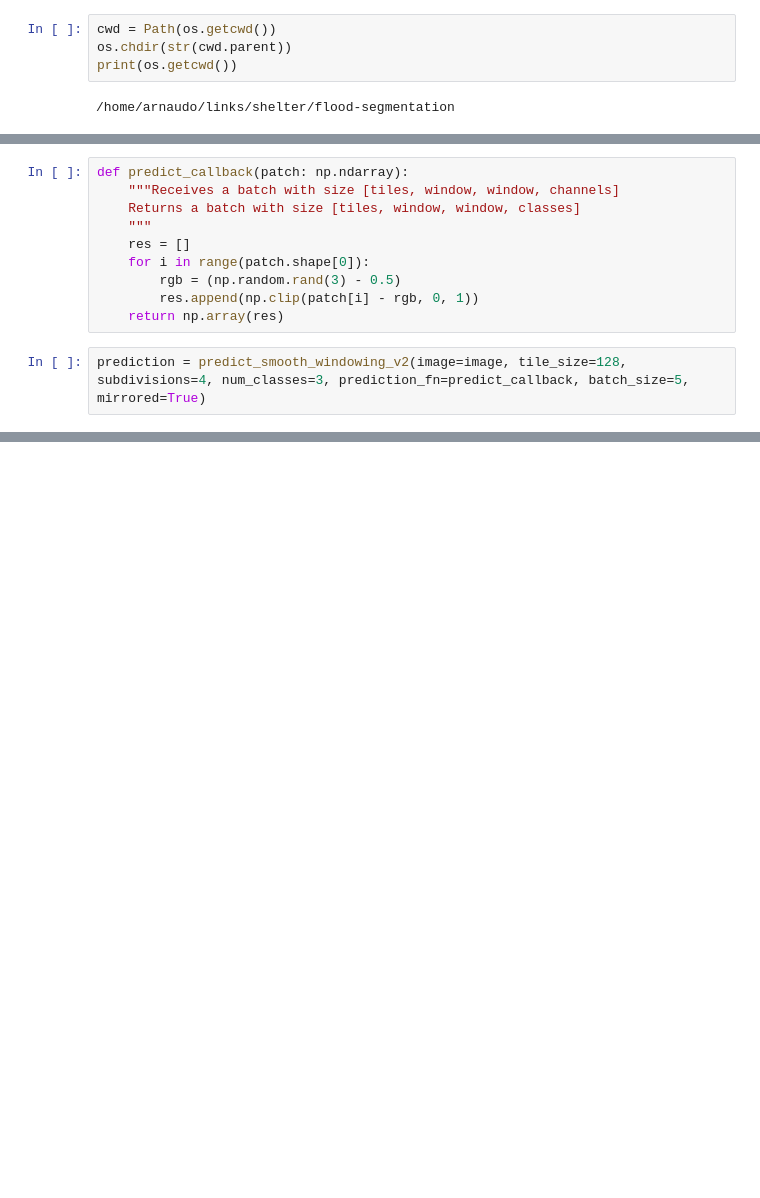
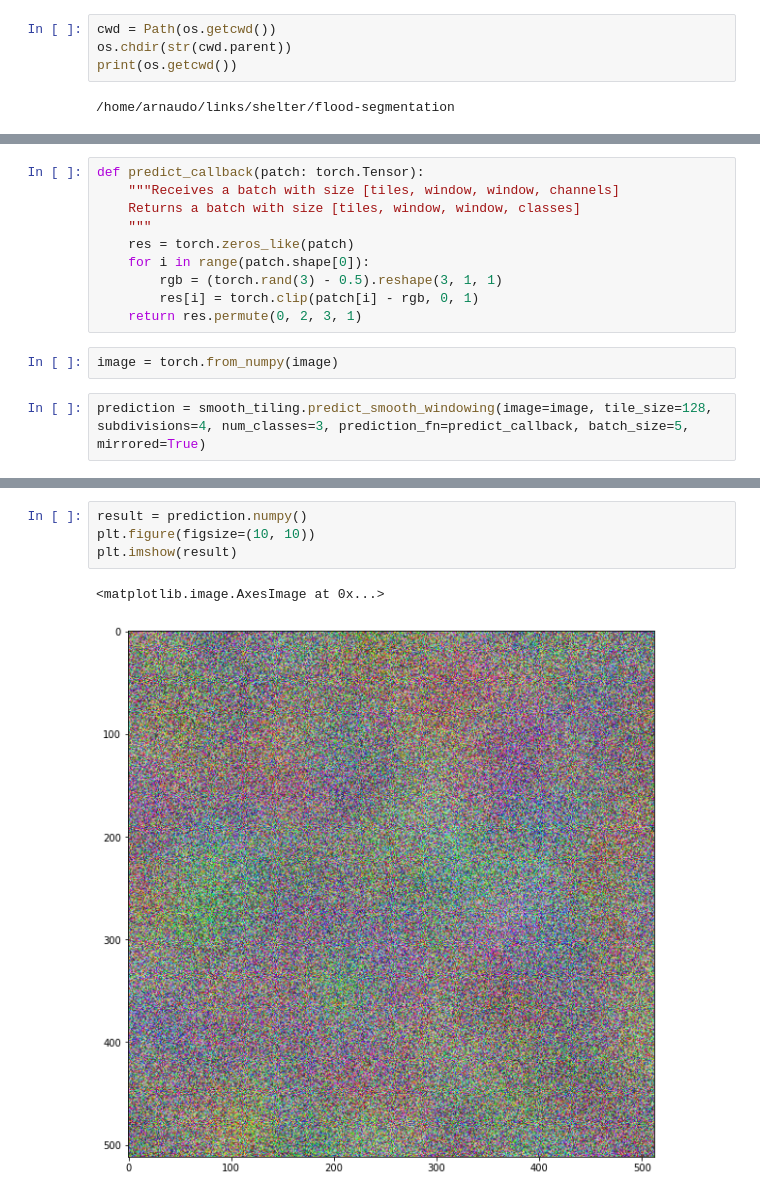
Before and after one commit to edornd/mmflood, a Jupyter notebook: notebooks/tiling.ipynb, the cells around one changed output, grey strips where cells are left out. Drawn from its saved outputs; the diff is of its cells as text; blank space fills up the shorter version.

```diff
--- a/notebooks/tiling.ipynb
+++ b/notebooks/tiling.ipynb
@@ -21,12 +26,14 @@ plt.imshow(image)
 # %%
-def predict_callback(patch: np.ndarray):
+def predict_callback(patch: torch.Tensor):
     """Receives a batch with size [tiles, window, window, channels]
     Returns a batch with size [tiles, window, window, classes]
     """
-    res = []
+    res = torch.zeros_like(patch)
     for i in range(patch.shape[0]):
-        rgb = (np.random.rand(3) - 0.5)
-        res.append(np.clip(patch[i] - rgb, 0, 1))
-    return np.array(res)
+        rgb = (torch.rand(3) - 0.5).reshape(3, 1, 1)
+        res[i] = torch.clip(patch[i] - rgb, 0, 1)
+    return res.permute(0, 2, 3, 1)
+# %%
+image = torch.from_numpy(image)
 # %%
-prediction = predict_smooth_windowing_v2(image=image, tile_size=128, subdivisions=4, num_classes=3, prediction_fn=predict_callback, batch_size=5, mirrored=True)
+prediction = smooth_tiling.predict_smooth_windowing(image=image, tile_size=128, subdivisions=4, num_classes=3, prediction_fn=predict_callback, batch_size=5, mirrored=True)
@@ -44,0 +40,7 @@ unfinished batch
+# %%
+result = prediction.numpy()
+plt.figure(figsize=(10, 10))
+plt.imshow(result)
+# %% [output]
+<matplotlib.image.AxesImage at 0x...>
+[figure, added]
```
Also changed, not shown: parts of 4 cells of this notebook, 22 other files.
